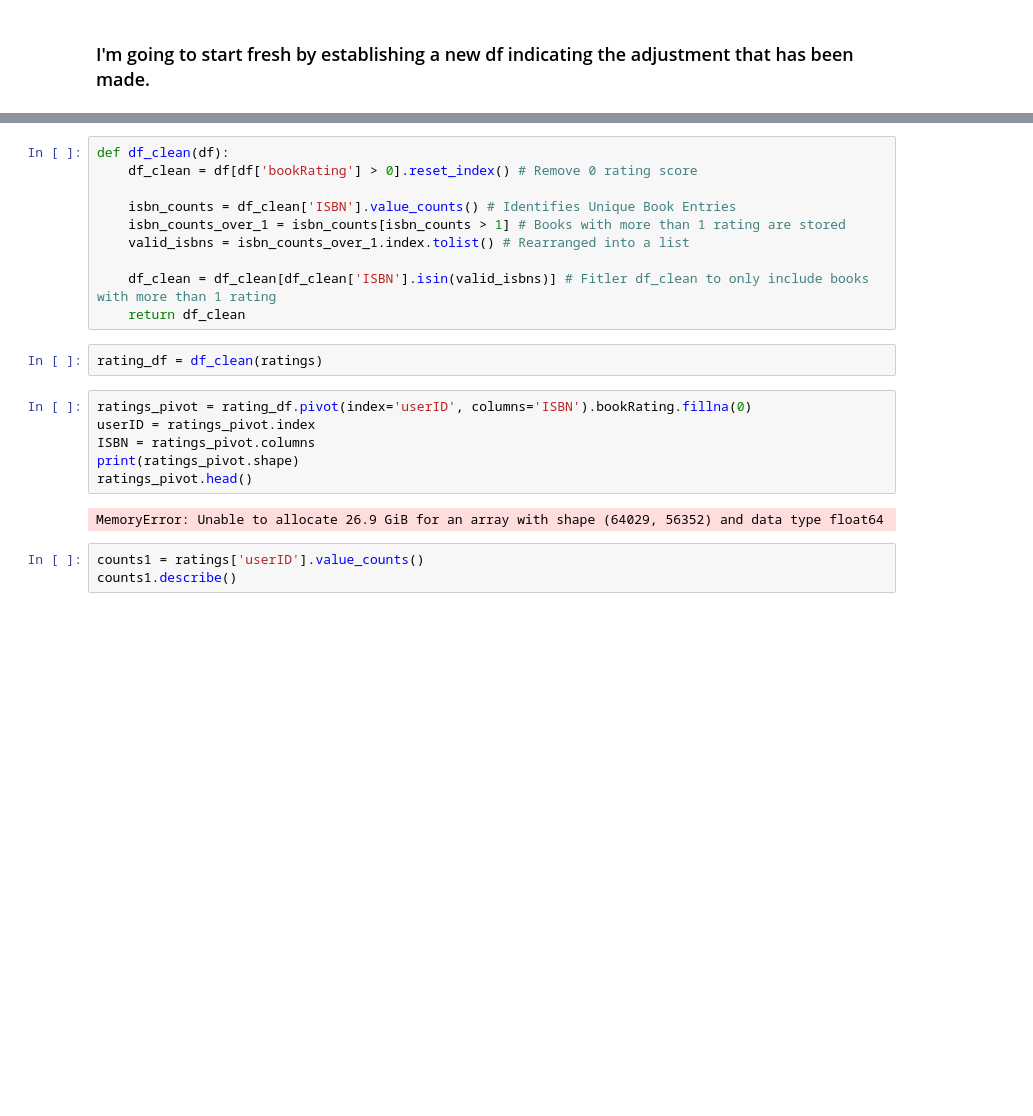
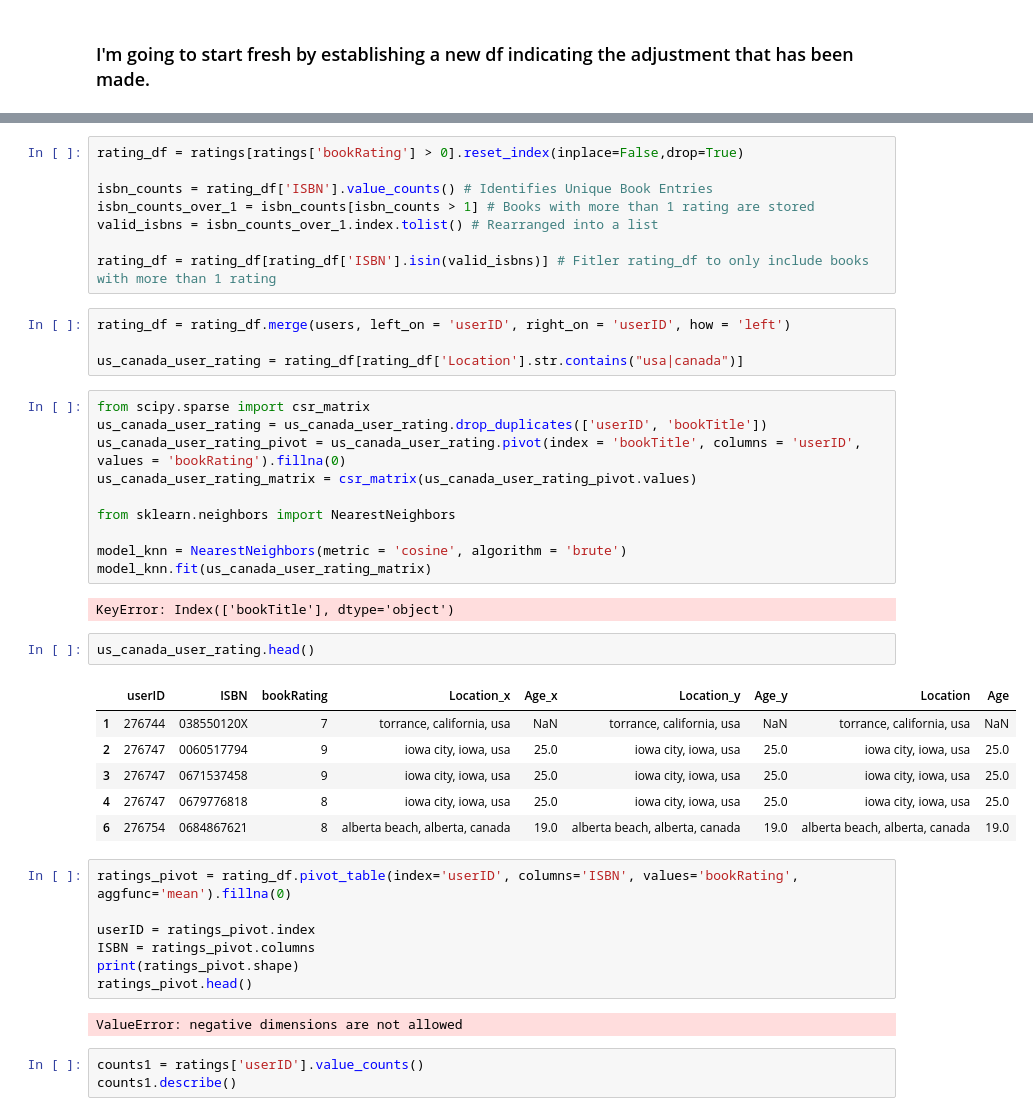
Before and after one commit to MMMarinov/ProjectPortfolio, a Jupyter notebook: 1. Data Science/2. KNN - Book Recommender/KNN-Book Recommender.ipynb, the cells around one changed output, grey strips where cells are left out. Drawn from its saved outputs; the diff is of its cells as text; blank space fills up the shorter version.

```diff
--- a/1. Data Science/2. KNN - Book Recommender/KNN-Book Recommender.ipynb
+++ b/1. Data Science/2. KNN - Book Recommender/KNN-Book Recommender.ipynb
@@ -89,23 +167,45 @@ filtered_df.shape
 # %%
-def df_clean(df):
-    df_clean = df[df['bookRating'] > 0].reset_index() # Remove 0 rating score
+rating_df = ratings[ratings['bookRating'] > 0].reset_index(inplace=False,drop=True)
 
-    isbn_counts = df_clean['ISBN'].value_counts() # Identifies Unique Book Entries
-    isbn_counts_over_1 = isbn_counts[isbn_counts > 1] # Books with more than 1 rating are stored
-    valid_isbns = isbn_counts_over_1.index.tolist() # Rearranged into a list
+isbn_counts = rating_df['ISBN'].value_counts() # Identifies Unique Book Entries
+isbn_counts_over_1 = isbn_counts[isbn_counts > 1] # Books with more than 1 rating are stored
+valid_isbns = isbn_counts_over_1.index.tolist() # Rearranged into a list
 
-    df_clean = df_clean[df_clean['ISBN'].isin(valid_isbns)] # Fitler df_clean to only include books with more than 1 rating
-    return df_clean
+rating_df = rating_df[rating_df['ISBN'].isin(valid_isbns)] # Fitler rating_df to only include books with more than 1 rating
-# %%
-rating_df = df_clean(ratings)
+# %%
+rating_df = rating_df.merge(users, left_on = 'userID', right_on = 'userID', how = 'left')
+
+us_canada_user_rating = rating_df[rating_df['Location'].str.contains("usa|canada")]
+# %%
+from scipy.sparse import csr_matrix
+us_canada_user_rating = us_canada_user_rating.drop_duplicates(['userID', 'bookTitle'])
+us_canada_user_rating_pivot = us_canada_user_rating.pivot(index = 'bookTitle', columns = 'userID', values = 'bookRating').fillna(0)
+us_canada_user_rating_matrix = csr_matrix(us_canada_user_rating_pivot.values)
+
+from sklearn.neighbors import NearestNeighbors
+
+model_knn = NearestNeighbors(metric = 'cosine', algorithm = 'brute')
+model_knn.fit(us_canada_user_rating_matrix)
+# %% [output]
+KeyError: Index(['bookTitle'], dtype='object')
+# %%
+us_canada_user_rating.head()
+# %% [output]
+|  | userID | ISBN | bookRating | Location_x | Age_x | Location_y | Age_y | Location | Age |
+| 1 | 276744 | 038550120X | 7 | torrance, california, usa | NaN | torrance, california, usa | NaN | torrance, california, usa | NaN |
+| 2 | 276747 | 0060517794 | 9 | iowa city, iowa, usa | 25.0 | iowa city, iowa, usa | 25.0 | iowa city, iowa, usa | 25.0 |
+| 3 | 276747 | 0671537458 | 9 | iowa city, iowa, usa | 25.0 | iowa city, iowa, usa | 25.0 | iowa city, iowa, usa | 25.0 |
+| 4 | 276747 | 0679776818 | 8 | iowa city, iowa, usa | 25.0 | iowa city, iowa, usa | 25.0 | iowa city, iowa, usa | 25.0 |
+| 6 | 276754 | 0684867621 | 8 | alberta beach, alberta, canada | 19.0 | alberta beach, alberta, canada | 19.0 | alberta beach, alberta, canada | 19.0 |
 # %%
-ratings_pivot = rating_df.pivot(index='userID', columns='ISBN').bookRating.fillna(0)
+ratings_pivot = rating_df.pivot_table(index='userID', columns='ISBN', values='bookRating', aggfunc='mean').fillna(0)
+
 userID = ratings_pivot.index
 ISBN = ratings_pivot.columns
 print(ratings_pivot.shape)
 ratings_pivot.head()
 # %% [output]
-MemoryError: Unable to allocate 26.9 GiB for an array with shape (64029, 56352) and data type float64
+ValueError: negative dimensions are not allowed
 # %%
 counts1 = ratings['userID'].value_counts()
 counts1.describe()
```
Also changed, not shown: parts of 11 cells of this notebook.
